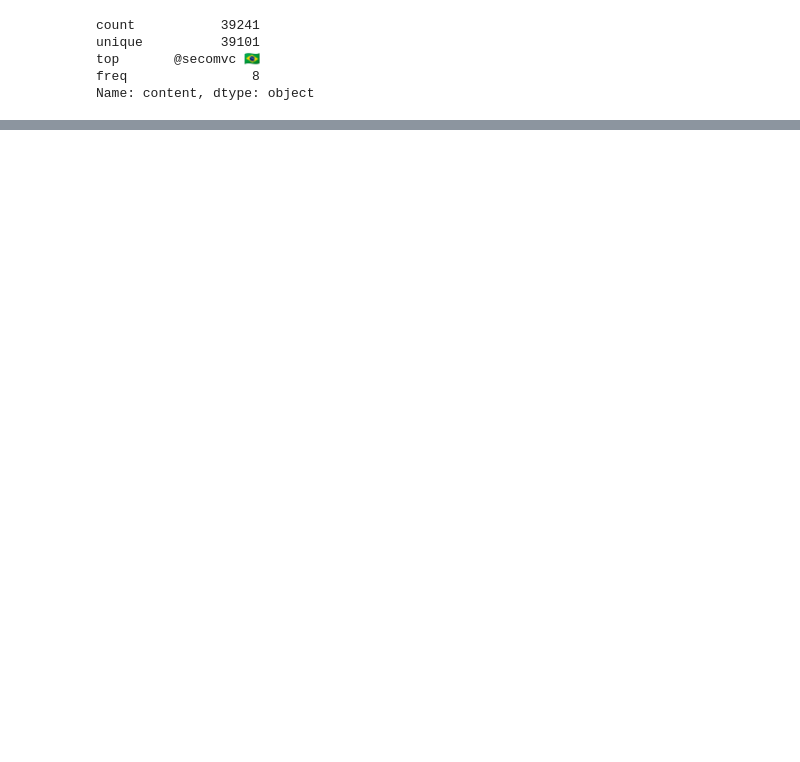
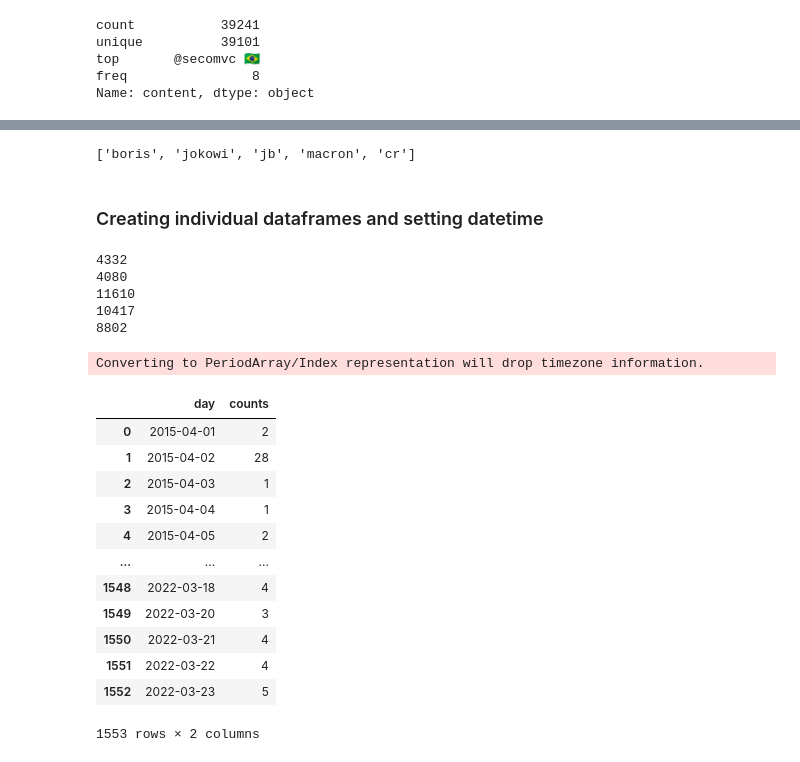
Before and after one commit to reichardtma/prestweets, a Jupyter notebook: notebooks/Data Visualisation-Martin.ipynb, the cells around one changed output, grey strips where cells are left out. Drawn from its saved outputs; the diff is of its cells as text; code cells hidden in the pictures; blank space fills up the shorter version.

```diff
--- a/notebooks/Data Visualisation-Martin.ipynb
+++ b/notebooks/Data Visualisation-Martin.ipynb
@@ -32,0 +38,2 @@ SyntaxError: unexpected character after line continuation character (2780415277.
+# %%
+csv_path = os.path.join("..","raw_data")
@@ -33,12 +46,12 @@ SyntaxError: unexpected character after line continuation character (2780415277.
 # %%
-boris = pd.read_csv('borisjohnson_tweets.csv')
-jokowi = pd.read_csv('jokowi_tweets.csv')
+boris = pd.read_csv(os.path.join(csv_path, 'borisjohnson_tweets.csv'))
+jokowi = pd.read_csv(os.path.join(csv_path, 'jokowi_tweets.csv'))
 jokowi['content'] = jokowi['Translation']
 jokowi = jokowi.drop(columns= ['Translation'])
-jb = pd.read_csv('jairbolsonaro_tweets.csv')
+jb = pd.read_csv(os.path.join(csv_path, 'jairbolsonaro_tweets.csv'))
 jb['content'] = jb['Translation']
 jb = jb.drop(columns= ['Translation'])
-macron = pd.read_csv('EmmanuelMacron_tweets.csv')
+macron = pd.read_csv(os.path.join(csv_path, 'EmmanuelMacron_tweets.csv'))
 macron['content'] = macron['Translation']
 macron = macron.drop(columns= ['Translation'])
-cr = pd.read_csv('CyrilRamaphosa_tweets.csv')
+cr = pd.read_csv(os.path.join(csv_path, 'CyrilRamaphosa_tweets.csv'))
@@ -104,0 +123,59 @@ pres.head()
+# %%
+presidents_ = list(pres['name'].unique())
+presidents_
+# %% [output]
+['boris', 'jokowi', 'jb', 'macron', 'cr']
+# %% [markdown]
+### Creating individual dataframes and setting datetime
+# %%
+boris_df = pres[pres['name'] == 'boris']
+#boris_df = boris_df[boris_df.polarity != 0]
+#boris_df = boris_df[boris_df.objectivity != 0]
+print(len(boris_df))
+
+jokowi_df = pres[pres['name'] == 'jokowi']
+#jokowi_df = jokowi_df[jokowi_df.polarity != 0]
+#jokowi_df = jokowi_df[jokowi_df.objectivity != 0]
+print(len(jokowi_df))
+
+jb_df = pres[pres['name'] == 'jb']
+#jb_df = jb_df[jb_df.polarity != 0]
+#jb_df = jb_df[jb_df.objectivity != 0]
+print(len(jb_df))
+
+macron_df = pres[pres['name'] == 'macron']
+#macron_df = macron_df[macron_df.polarity != 0]
+#macron_df = macron_df[macron_df.objectivity != 0]
+print(len(macron_df))
+
+cr_df = pres[pres['name'] == 'cr']
+#cr_df = cr_df[cr_df.polarity != 0]
+#cr_df = cr_df[cr_df.objectivity != 0]
+print(len(cr_df))
+# %% [output]
+4332
+4080
+11610
+10417
+8802
+# %%
+boris_by_date = pd.Series(boris_df['date'])
+boris_by_date = boris_by_date.dt.to_period('D').value_counts().sort_index()
+boris_by_date.index = pd.PeriodIndex(boris_by_date.index)
+boris_df_date = boris_by_date.rename_axis('day').reset_index(name='counts')
+boris_df_date
+# %% [output]
+Converting to PeriodArray/Index representation will drop timezone information.
+|  | day | counts |
+| 0 | 2015-04-01 | 2 |
+| 1 | 2015-04-02 | 28 |
+| 2 | 2015-04-03 | 1 |
+| 3 | 2015-04-04 | 1 |
+| 4 | 2015-04-05 | 2 |
+| ... | ... | ... |
+| 1548 | 2022-03-18 | 4 |
+| 1549 | 2022-03-20 | 3 |
+| 1550 | 2022-03-21 | 4 |
+| 1551 | 2022-03-22 | 4 |
+| 1552 | 2022-03-23 | 5 |
+1553 rows × 2 columns
```
Also changed, not shown: parts of 22 cells of this notebook, 1 other file.
